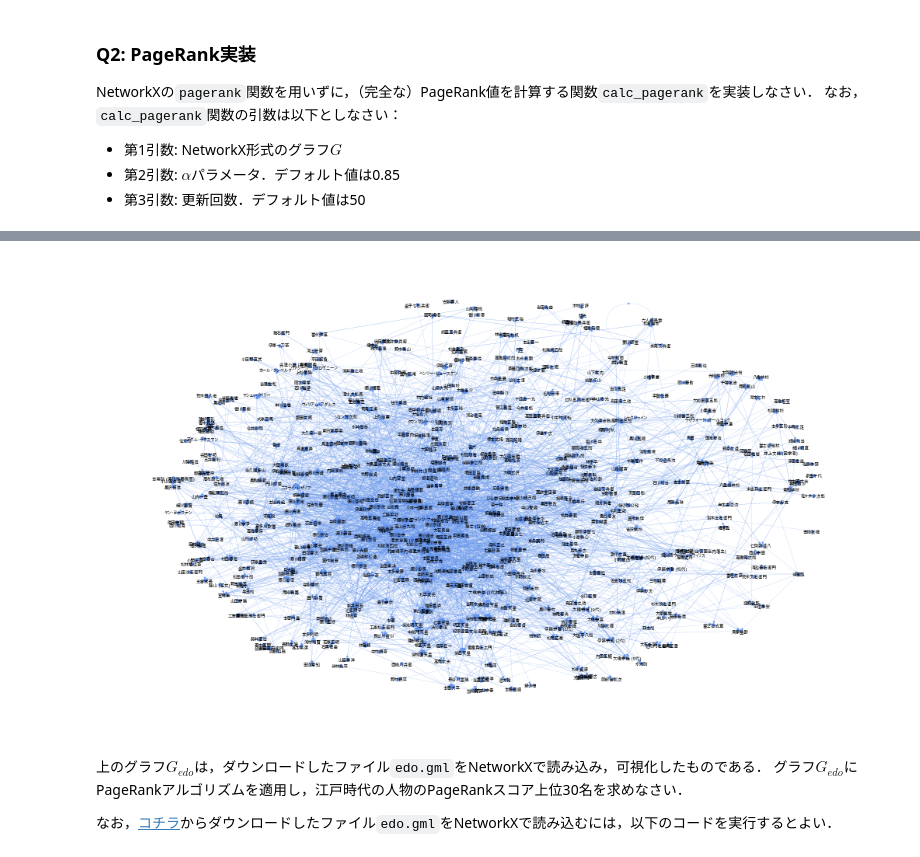
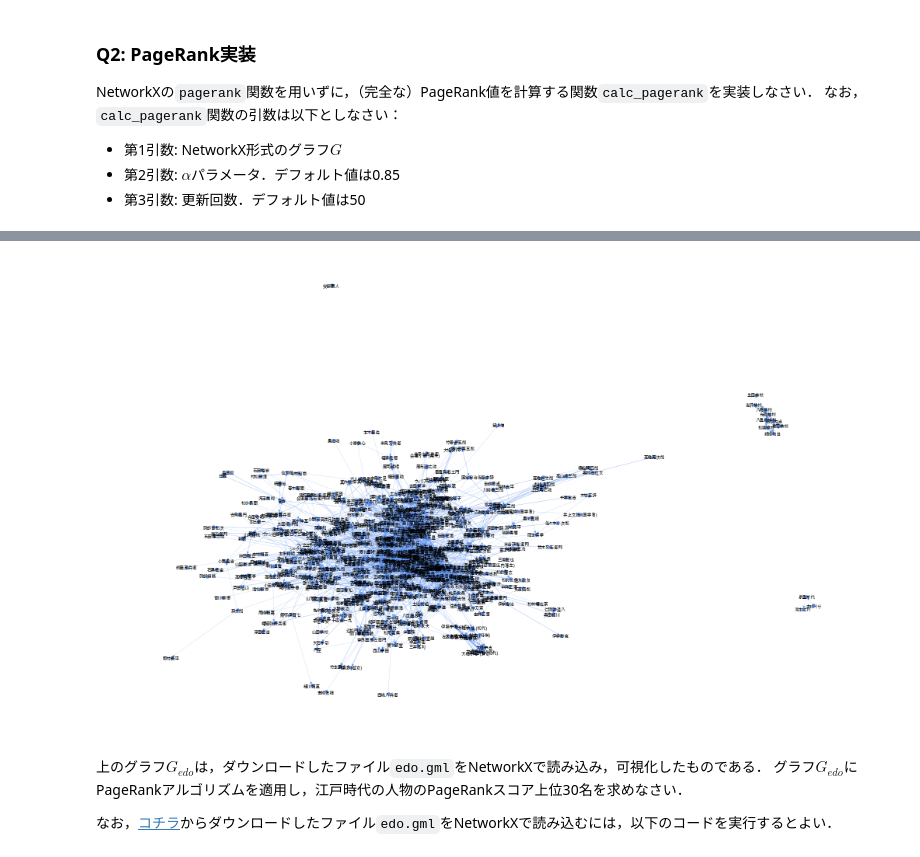
Before and after one commit to hontolab-courses/graph-analysis-lecturenote, a Jupyter notebook: content/web-and-graph.ipynb, the cells around one changed output, grey strips where cells are left out. Cells and saved outputs as stored; diff of their text form; code cells hidden in the pictures.

```diff
--- a/content/web-and-graph.ipynb
+++ b/content/web-and-graph.ipynb
@@ -450,26 +452,33 @@ NetworkXの`pagerank`関数を用いずに，（完全な）PageRank値を計算
 # %%
 import matplotlib.pyplot as plt
 
 EDO_DRAW_CONFIG = {
     'node_size': 5,
     'arrowsize': 5,
     'font_size': 4,
     'with_labels': True,
     'node_color': 'cornflowerblue',
     'edge_color': 'cornflowerblue',
     'width': 0.10,
     'font_family': 'IPAPGothic'
 }
 
 
 G_edo = nx.read_gml("data/edo.gml")
 
 plt.figure(figsize=(10,6))
-pos = nx.spring_layout(G_edo, iterations=50, seed=1234, k=0.5)
+pos = nx.spring_layout(G_edo, iterations=50, seed=1234, k=0.1)
 nx.draw(G_edo, pos, **EDO_DRAW_CONFIG)
 plt.show()
+
+# 最大の連結成分だけ可視化
+# largest_component_nodes = max(nx.strongly_connected_components(G_edo), key=len)
+# largest_component_graph = G_edo.subgraph(largest_component_nodes)
+# pos = nx.spring_layout(largest_component_graph, iterations=100, seed=1234, k=0.7)
+# nx.draw(largest_component_graph, pos, **EDO_DRAW_CONFIG)
+# plt.show()
 # %% [output]
-[figure, old version]
+[figure, new version]
 # %% [markdown]
 上のグラフ$G_{edo}$は，ダウンロードしたファイル`edo.gml`をNetworkXで読み込み，可視化したものである．
 グラフ$G_{edo}$にPageRankアルゴリズムを適用し，江戸時代の人物のPageRankスコア上位30名を求めなさい．
```
Also changed, not shown: parts of 2 cells of this notebook, 3 other files.
